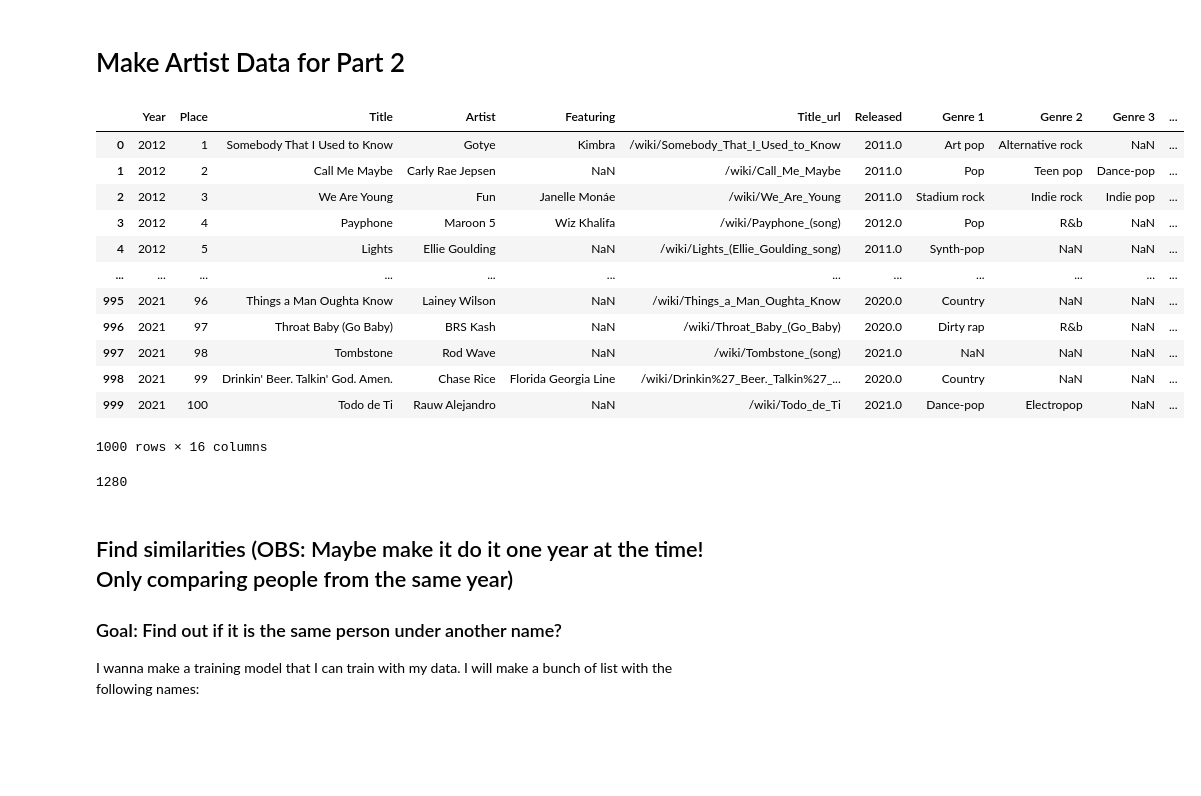
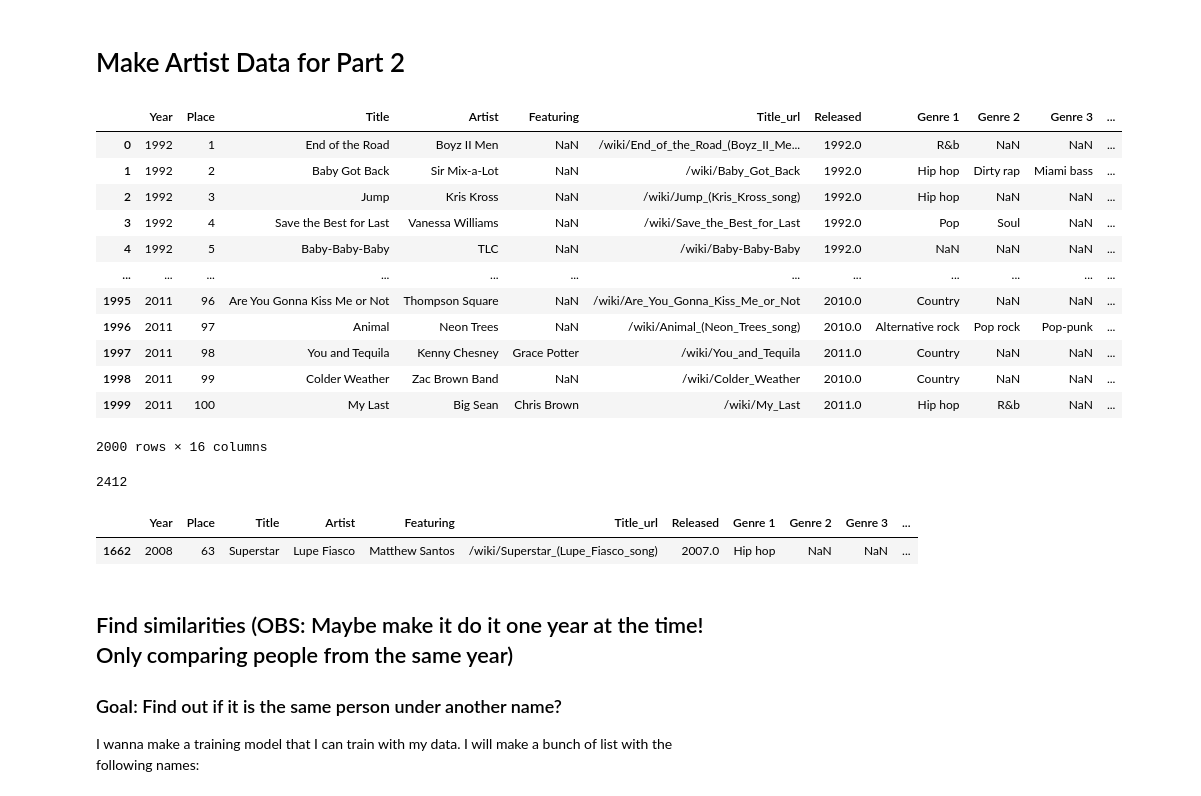
Before and after one commit to JonasRex/JupyterLab_My_Notebooks, a Jupyter notebook: ExamsProject/Artist Data.ipynb, the cells around one changed output. Drawn from its saved outputs; the diff is of its cells as text; code cells hidden in the pictures; blank space fills up the shorter version.

```diff
--- a/ExamsProject/Artist Data.ipynb
+++ b/ExamsProject/Artist Data.ipynb
@@ -3,25 +3,26 @@
 # %%
 import pandas as pd
 #df = pd.read_csv('data/beatles_test.csv')
 #df = pd.read_csv('data/year2009_test.csv')
 #df = pd.read_csv('data/year1962_test.csv')
-df = pd.read_csv('data/year2012_2021_test.csv')
+#df = pd.read_csv('data/year2012_2021_test.csv')
+df = pd.read_csv('data/year1992_2011_test.csv')
 
 df
 # %% [output]
 |  | Year | Place | Title | Artist | Featuring | Title_url | Released | Genre 1 | Genre 2 | Genre 3 | ... |
-| 0 | 2012 | 1 | Somebody That I Used to Know | Gotye | Kimbra | /wiki/Somebody_That_I_Used_to_Know | 2011.0 | Art pop | Alternative rock | NaN | ... |
-| 1 | 2012 | 2 | Call Me Maybe | Carly Rae Jepsen | NaN | /wiki/Call_Me_Maybe | 2011.0 | Pop | Teen pop | Dance-pop | ... |
-| 2 | 2012 | 3 | We Are Young | Fun | Janelle Monáe | /wiki/We_Are_Young | 2011.0 | Stadium rock | Indie rock | Indie pop | ... |
-| 3 | 2012 | 4 | Payphone | Maroon 5 | Wiz Khalifa | /wiki/Payphone_(song) | 2012.0 | Pop | R&b | NaN | ... |
-| 4 | 2012 | 5 | Lights | Ellie Goulding | NaN | /wiki/Lights_(Ellie_Goulding_song) | 2011.0 | Synth-pop | NaN | NaN | ... |
+| 0 | 1992 | 1 | End of the Road | Boyz II Men | NaN | /wiki/End_of_the_Road_(Boyz_II_Me... | 1992.0 | R&b | NaN | NaN | ... |
+| 1 | 1992 | 2 | Baby Got Back | Sir Mix-a-Lot | NaN | /wiki/Baby_Got_Back | 1992.0 | Hip hop | Dirty rap | Miami bass | ... |
+| 2 | 1992 | 3 | Jump | Kris Kross | NaN | /wiki/Jump_(Kris_Kross_song) | 1992.0 | Hip hop | NaN | NaN | ... |
+| 3 | 1992 | 4 | Save the Best for Last | Vanessa Williams | NaN | /wiki/Save_the_Best_for_Last | 1992.0 | Pop | Soul | NaN | ... |
+| 4 | 1992 | 5 | Baby-Baby-Baby | TLC | NaN | /wiki/Baby-Baby-Baby | 1992.0 | NaN | NaN | NaN | ... |
 | ... | ... | ... | ... | ... | ... | ... | ... | ... | ... | ... | ... |
-| 995 | 2021 | 96 | Things a Man Oughta Know | Lainey Wilson | NaN | /wiki/Things_a_Man_Oughta_Know | 2020.0 | Country | NaN | NaN | ... |
-| 996 | 2021 | 97 | Throat Baby (Go Baby) | BRS Kash | NaN | /wiki/Throat_Baby_(Go_Baby) | 2020.0 | Dirty rap | R&b | NaN | ... |
-| 997 | 2021 | 98 | Tombstone | Rod Wave | NaN | /wiki/Tombstone_(song) | 2021.0 | NaN | NaN | NaN | ... |
-| 998 | 2021 | 99 | Drinkin' Beer. Talkin' God. Amen. | Chase Rice | Florida Georgia Line | /wiki/Drinkin%27_Beer._Talkin%27_... | 2020.0 | Country | NaN | NaN | ... |
-| 999 | 2021 | 100 | Todo de Ti | Rauw Alejandro | NaN | /wiki/Todo_de_Ti | 2021.0 | Dance-pop | Electropop | NaN | ... |
+| 1995 | 2011 | 96 | Are You Gonna Kiss Me or Not | Thompson Square | NaN | /wiki/Are_You_Gonna_Kiss_Me_or_Not | 2010.0 | Country | NaN | NaN | ... |
+| 1996 | 2011 | 97 | Animal | Neon Trees | NaN | /wiki/Animal_(Neon_Trees_song) | 2010.0 | Alternative rock | Pop rock | Pop-punk | ... |
+| 1997 | 2011 | 98 | You and Tequila | Kenny Chesney | Grace Potter | /wiki/You_and_Tequila | 2011.0 | Country | NaN | NaN | ... |
+| 1998 | 2011 | 99 | Colder Weather | Zac Brown Band | NaN | /wiki/Colder_Weather | 2010.0 | Country | NaN | NaN | ... |
+| 1999 | 2011 | 100 | My Last | Big Sean | Chris Brown | /wiki/My_Last | 2011.0 | Hip hop | R&b | NaN | ... |
-1000 rows × 16 columns
+2000 rows × 16 columns
 # %%
 artist = df['Artist'].dropna().tolist()
 featuring = df['Featuring'].dropna().tolist()
@@ -31,10 +32,13 @@ all_people = [*artist, *featuring, *writer1, *writer2 ]
 all_people = sorted(set(all_people))
 len(all_people)
 # %% [output]
-1280
+2412
 # %%
-#df[df['Artist'] == 'Miguel']
-#df[df['Writer 1'] == 'Aubrey Graham']
+#df[df['Artist'] == 'Do']
+df[df['Writer 1'] == 'Wasalu Muhammad JacoRudolph Lopez[1]Matthew Santos']
+# %% [output]
+|  | Year | Place | Title | Artist | Featuring | Title_url | Released | Genre 1 | Genre 2 | Genre 3 | ... |
+| 1662 | 2008 | 63 | Superstar | Lupe Fiasco | Matthew Santos | /wiki/Superstar_(Lupe_Fiasco_song) | 2007.0 | Hip hop | NaN | NaN | ... |
 # %% [markdown]
 
 ## Find similarities  (OBS: Maybe make it do it one year at the time! Only comparing people from the same year)
```
Also changed, not shown: parts of 7 cells of this notebook, 4 other files.
